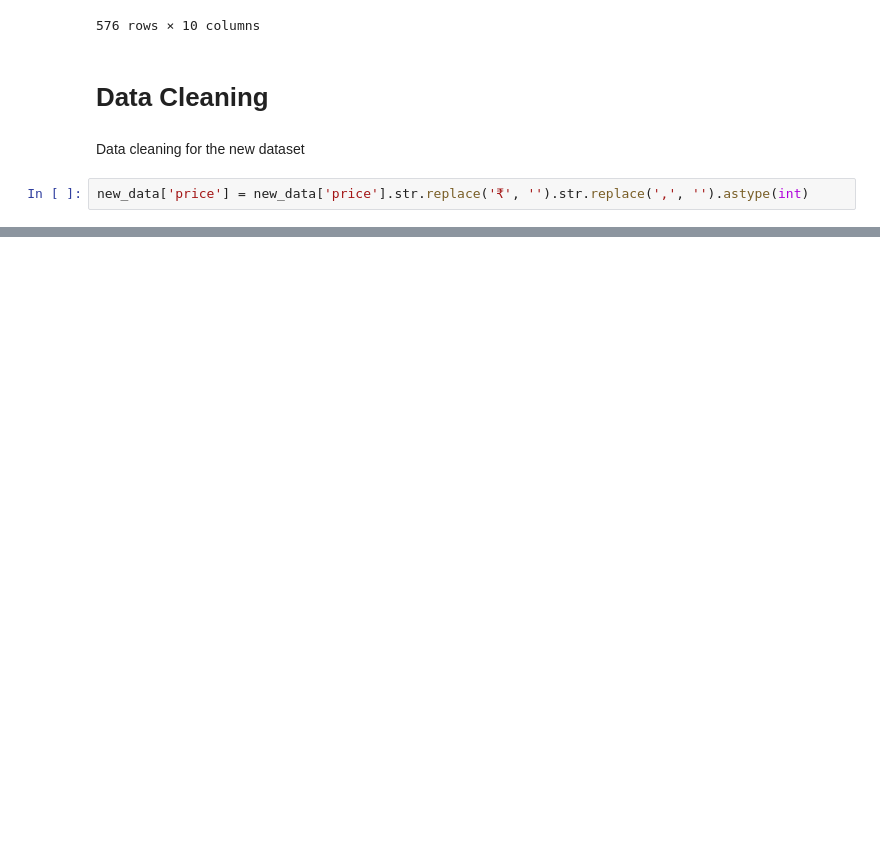
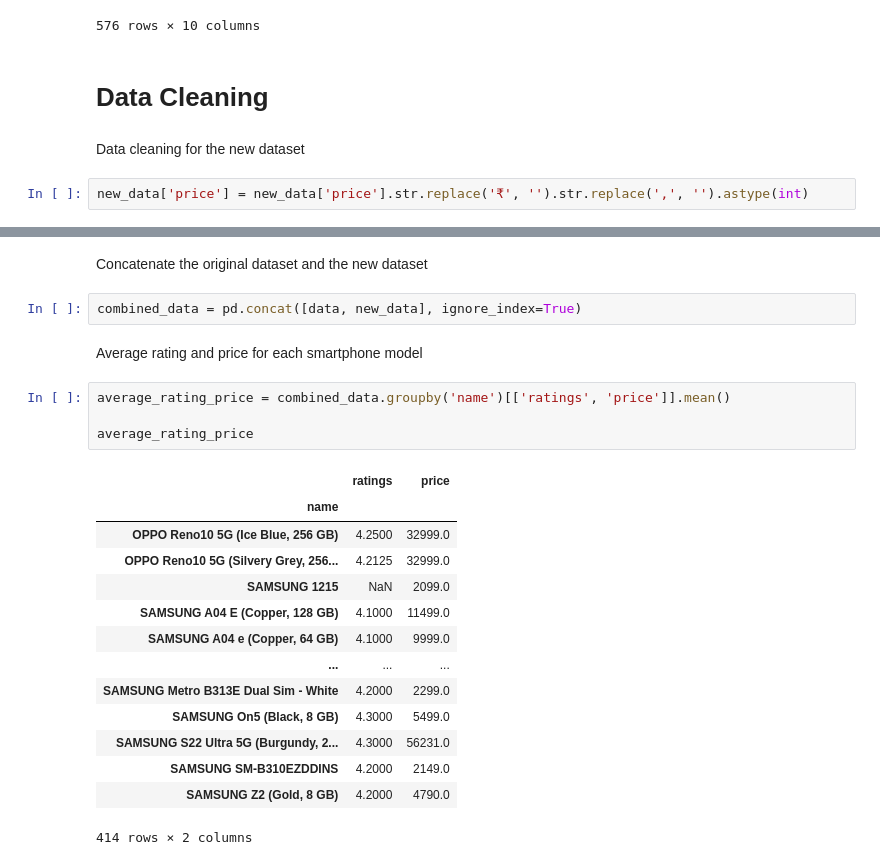
Before and after one commit to JanKosgei/Smartphone-Recommender-System, a Jupyter notebook: Recommender.ipynb, the cells around one changed output, grey strips where cells are left out. Cells and saved outputs as stored; diff of their text form; blank space fills up the shorter version.

```diff
--- a/Recommender.ipynb
+++ b/Recommender.ipynb
@@ -59,0 +136,25 @@ new_data['price'] = new_data['price'].str.replace('₹', '').str.replace(',', ''
+# %% [markdown]
+Concatenate the original dataset and the new dataset
+# %%
+combined_data = pd.concat([data, new_data], ignore_index=True)
+# %% [markdown]
+Average rating and price for each smartphone model
+# %%
+average_rating_price = combined_data.groupby('name')[['ratings', 'price']].mean()
+
+average_rating_price
+# %% [output]
+|  | ratings | price |
+| name |  |  |
+| OPPO Reno10 5G (Ice Blue, 256 GB) | 4.2500 | 32999.0 |
+| OPPO Reno10 5G (Silvery Grey, 256... | 4.2125 | 32999.0 |
+| SAMSUNG 1215 | NaN | 2099.0 |
+| SAMSUNG A04 E (Copper, 128 GB) | 4.1000 | 11499.0 |
+| SAMSUNG A04 e (Copper, 64 GB) | 4.1000 | 9999.0 |
+| ... | ... | ... |
+| SAMSUNG Metro B313E Dual Sim - White | 4.2000 | 2299.0 |
+| SAMSUNG On5 (Black, 8 GB) | 4.3000 | 5499.0 |
+| SAMSUNG S22 Ultra 5G (Burgundy, 2... | 4.3000 | 56231.0 |
+| SAMSUNG SM-B310EZDDINS | 4.2000 | 2149.0 |
+| SAMSUNG Z2 (Gold, 8 GB) | 4.2000 | 4790.0 |
+414 rows × 2 columns
```
Also changed, not shown: parts of 42 cells of this notebook.
